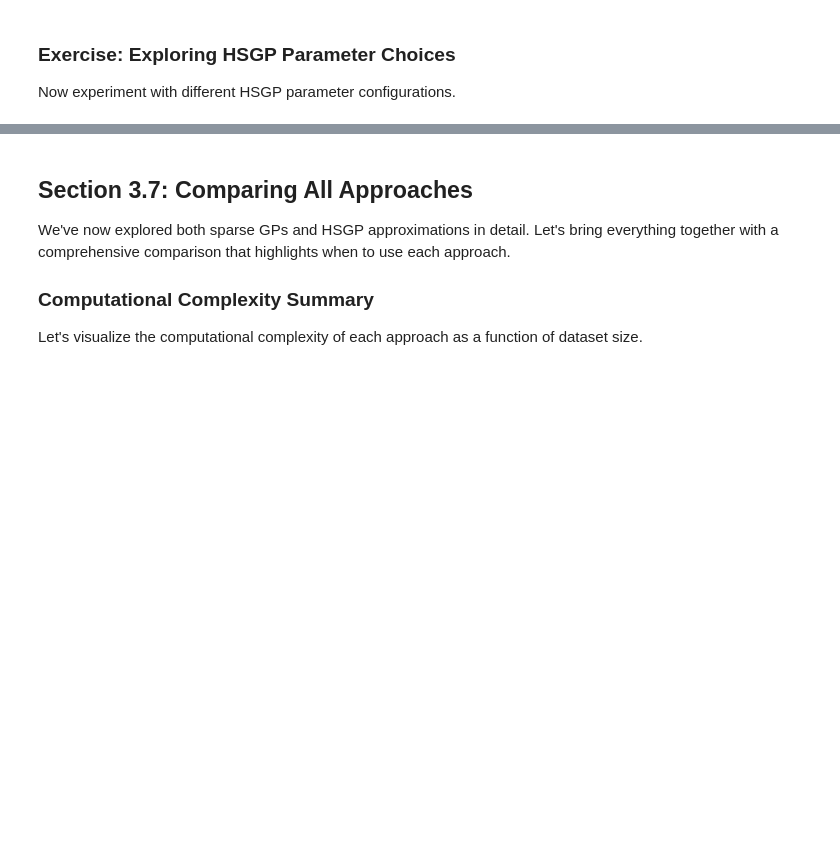
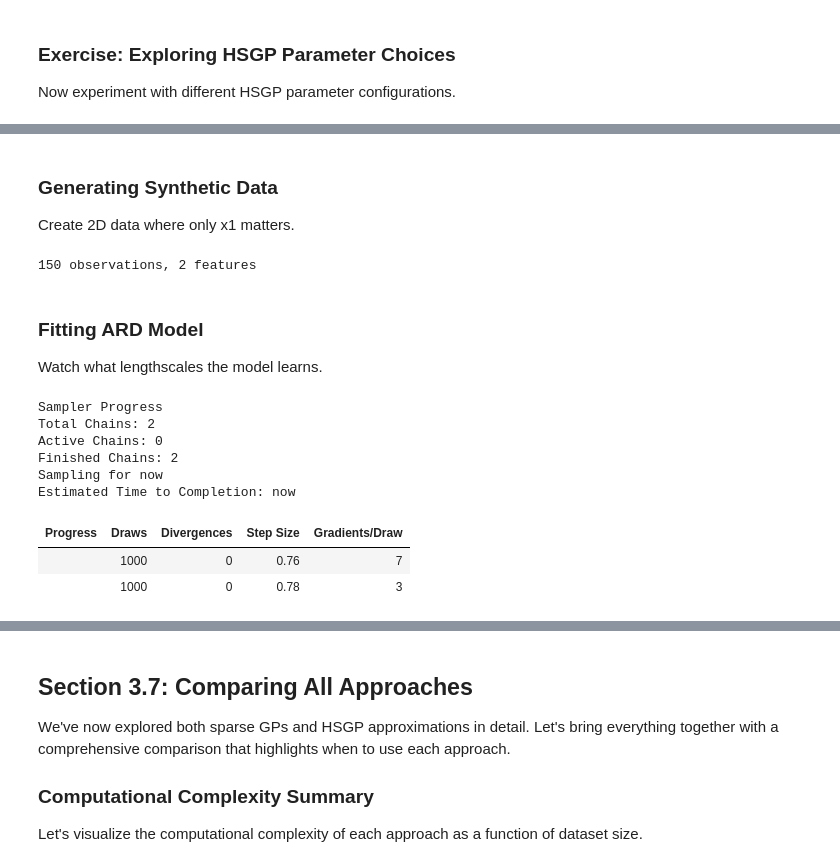
Before and after one commit to fonnesbeck/instats_gp, a Jupyter notebook: sessions/Session_3.ipynb, the cells around one changed output, grey strips where cells are left out. Saved outputs shown, nothing was run; the diff lists cells and outputs as text; code cells hidden in the pictures; blank space fills up the shorter version.

```diff
--- a/sessions/Session_3.ipynb
+++ b/sessions/Session_3.ipynb
@@ -1069,0 +1230,37 @@ def tune_hsgp_params(X, y, m_grid=(30, 60, 120), c_grid=(1.5, 2.5, 4.0)):
+# %% [markdown]
+### Generating Synthetic Data
+
+Create 2D data where only x1 matters.
+# %%
+n_obs = 150
+x1 = RNG.uniform(-3, 3, n_obs)  # Relevant
+x2 = RNG.uniform(-3, 3, n_obs)  # Irrelevant
+y_obs = np.sin(2 * x1) + 0.5 * x1 + RNG.normal(0, 0.2, n_obs)
+X_train = np.column_stack([x1, x2])
+
+print(f"{X_train.shape[0]} observations, {X_train.shape[1]} features")
+# %% [output]
+150 observations, 2 features
+# %% [markdown]
+### Fitting ARD Model
+
+Watch what lengthscales the model learns.
+# %%
+with pm.Model() as ard_model:
+    ls = pm.Gamma("ls", alpha=2, beta=1, shape=2)
+    eta = pm.HalfNormal("eta", sigma=2)
+    cov_func = eta**2 * pm.gp.cov.ExpQuad(input_dim=2, ls=ls)
+    gp = pm.gp.Marginal(cov_func=cov_func)
+    sigma = pm.HalfNormal("sigma", sigma=0.5)
+    y_ = gp.marginal_likelihood("y", X=X_train, y=y_obs, sigma=sigma)
+    trace_ard = pm.sample(500, tune=500, nuts_sampler="nutpie", random_seed=RANDOM_SEED, chains=2)
+# %% [output]
+Sampler Progress
+Total Chains: 2
+Active Chains: 0
+Finished Chains: 2
+Sampling for now
+Estimated Time to Completion: now
+| Progress | Draws | Divergences | Step Size | Gradients/Draw |
+|  | 1000 | 0 | 0.76 | 7 |
+|  | 1000 | 0 | 0.78 | 3 |
```
Also changed, not shown: parts of 20 cells of this notebook, 4 other files.
